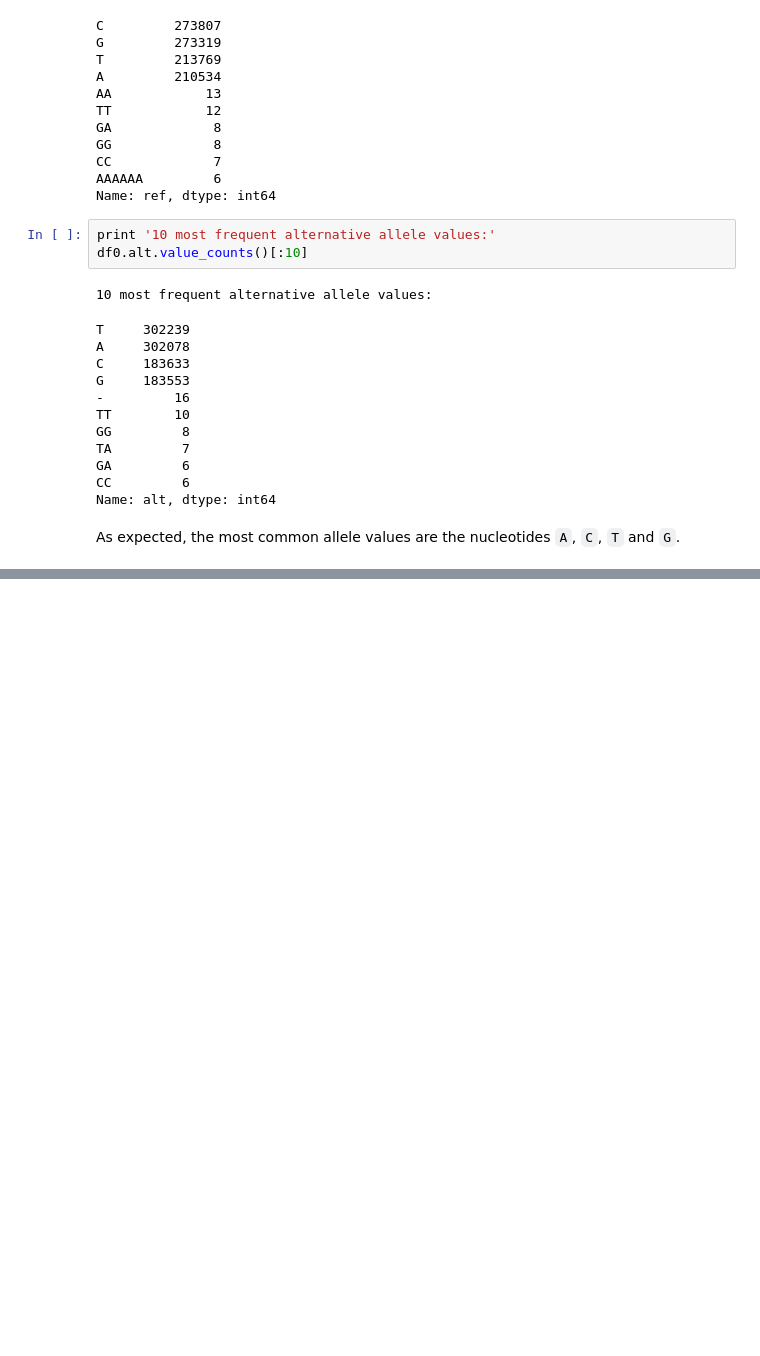
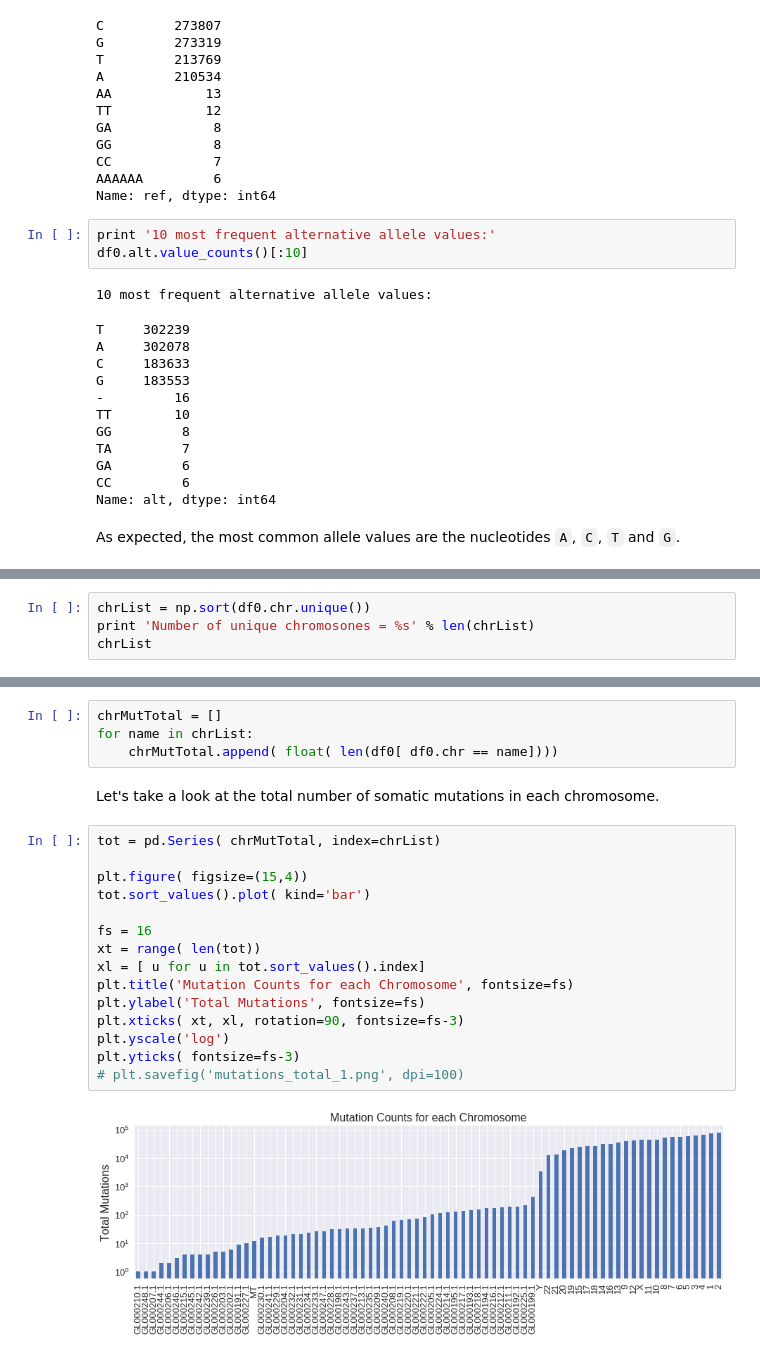
Before and after one commit to varennes/DNA-sequencing-analysis, a Jupyter notebook: colorectal/01_analysis.ipynb, the cells around one changed output, grey strips where cells are left out. Drawn from its saved outputs; the diff is of its cells as text; blank space fills up the shorter version.

Commit message:
Added chr count and density

```diff
--- a/colorectal/01_analysis.ipynb
+++ b/colorectal/01_analysis.ipynb
@@ -88,0 +95,4 @@ As expected, the most common allele values are the nucleotides `A`, `C`, `T` and
+# %%
+chrList = np.sort(df0.chr.unique())
+print 'Number of unique chromosones = %s' % len(chrList)
+chrList
@@ -88,0 +116,23 @@ As expected, the most common allele values are the nucleotides `A`, `C`, `T` and
+# %%
+chrMutTotal = []
+for name in chrList:
+    chrMutTotal.append( float( len(df0[ df0.chr == name])))
+# %% [markdown]
+Let's take a look at the total number of somatic mutations in each chromosome.
+# %%
+tot = pd.Series( chrMutTotal, index=chrList)
+
+plt.figure( figsize=(15,4))
+tot.sort_values().plot( kind='bar')
+
+fs = 16
+xt = range( len(tot))
+xl = [ u for u in tot.sort_values().index]
+plt.title('Mutation Counts for each Chromosome', fontsize=fs)
+plt.ylabel('Total Mutations', fontsize=fs)
+plt.xticks( xt, xl, rotation=90, fontsize=fs-3)
+plt.yscale('log')
+plt.yticks( fontsize=fs-3)
+# plt.savefig('mutations_total_1.png', dpi=100)
+# %% [output]
+[figure, added]
```
Also changed, not shown: parts of 8 cells of this notebook, 3 other files.
